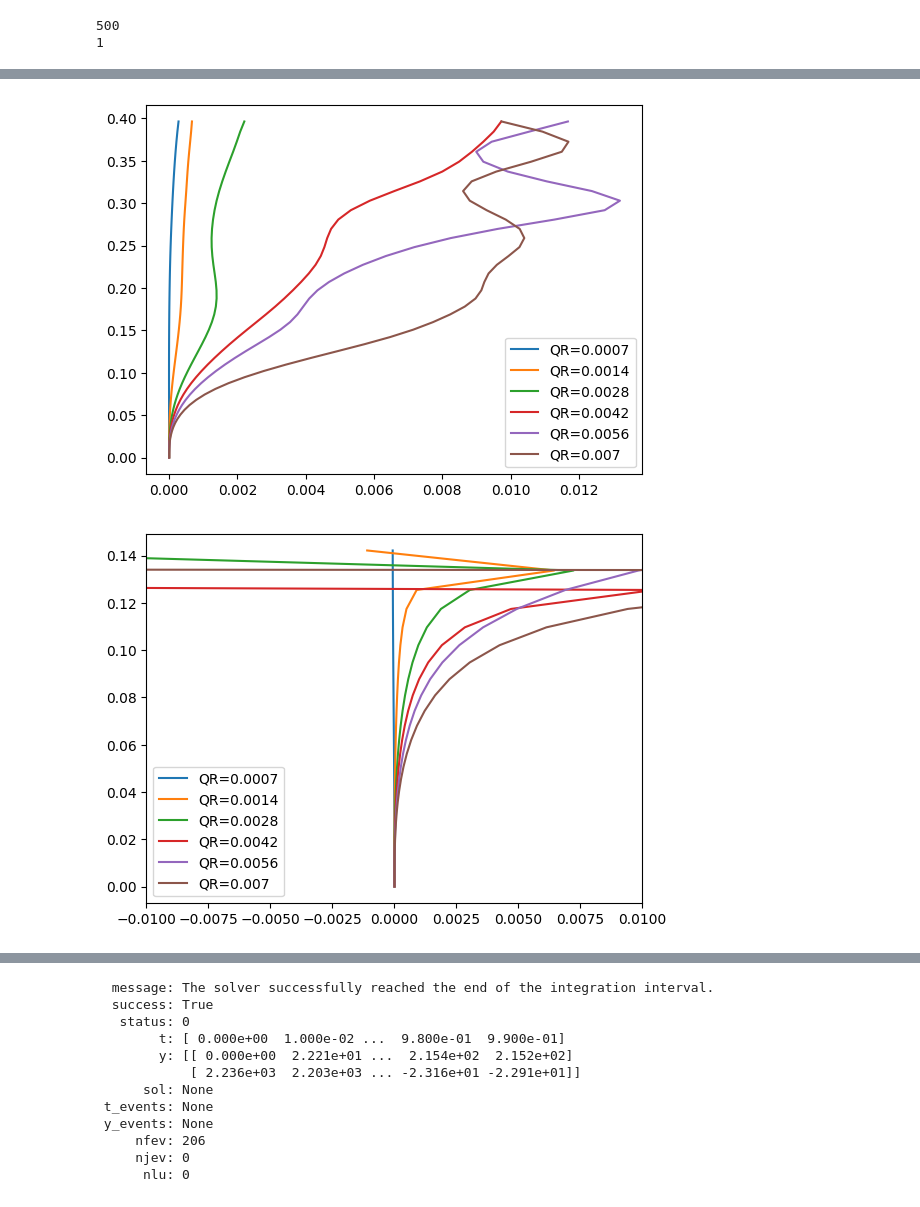
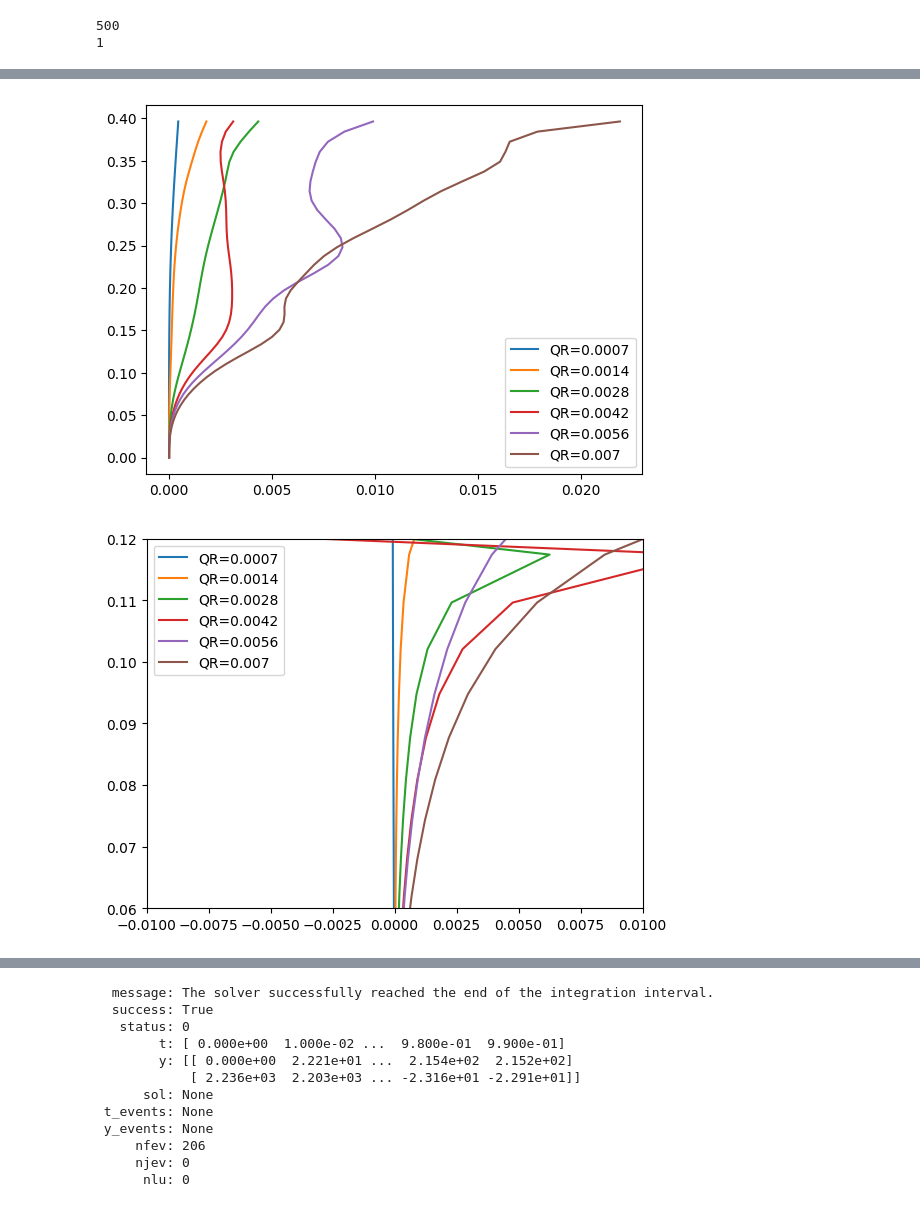
Before and after one commit to bz226/Research-Dedalus, a Jupyter notebook: 2d-AR=64/diag.ipynb, the cells around one changed output, grey strips where cells are left out. Saved outputs shown, nothing was run; the diff lists cells and outputs as text; code cells hidden in the pictures.

```diff
--- a/2d-AR=64/diag.ipynb
+++ b/2d-AR=64/diag.ipynb
@@ -78,7 +78,7 @@ kappa 0.00031622776601683794
 nu 0.00031622776601683794
 # %%
 ds = []
-snapshots_id = np.arange(6,7)
+snapshots_id = np.arange(4,5)
 for exp in (exp_list[:]):
     print(exp)
     file_list = []
@@ -261,6 +261,6 @@ plt.show()
 # %%
 #Compute eddy Kappa
-Kaeddy= -TReynoldsflux/(-Tdiffuflux/kappa)
+Kaeddy= -CReynoldsflux/(-Cdiffuflux/kappa)
 #plot eddy Kappa
 for i in range(nexp):
     label="QR="+str(QR[i])
@@ -268,19 +268,20 @@ for i in range(nexp):
 plt.legend()
 plt.show()
 # %% [output]
-[figure, old version]
+[figure, new version]
 # %%
 #Compute eddy Kappa
 Kaeddy= -DReynoldsflux/(-Ddiffuflux/kappa)
 #plot eddy Kappa
 for i in range(nexp):
     label="QR="+str(QR[i])
     plt.plot(Kaeddy[i,0,:32],ds[i]['z'][:32],label=label)
 plt.xlim(-0.01,0.01)
+plt.ylim(0.06, 0.12)
 plt.legend()
 plt.show()
 # %% [output]
-[figure, old version]
+[figure, new version]
 # %%
 #Compute error
 error= np.abs(CReynoldsflux/(-Cdiffuflux/kappa)/(MReynoldsflux/(-Mdiffuflux/kappa)))
```
Also changed, not shown: parts of 18 cells of this notebook, 13 other files.
